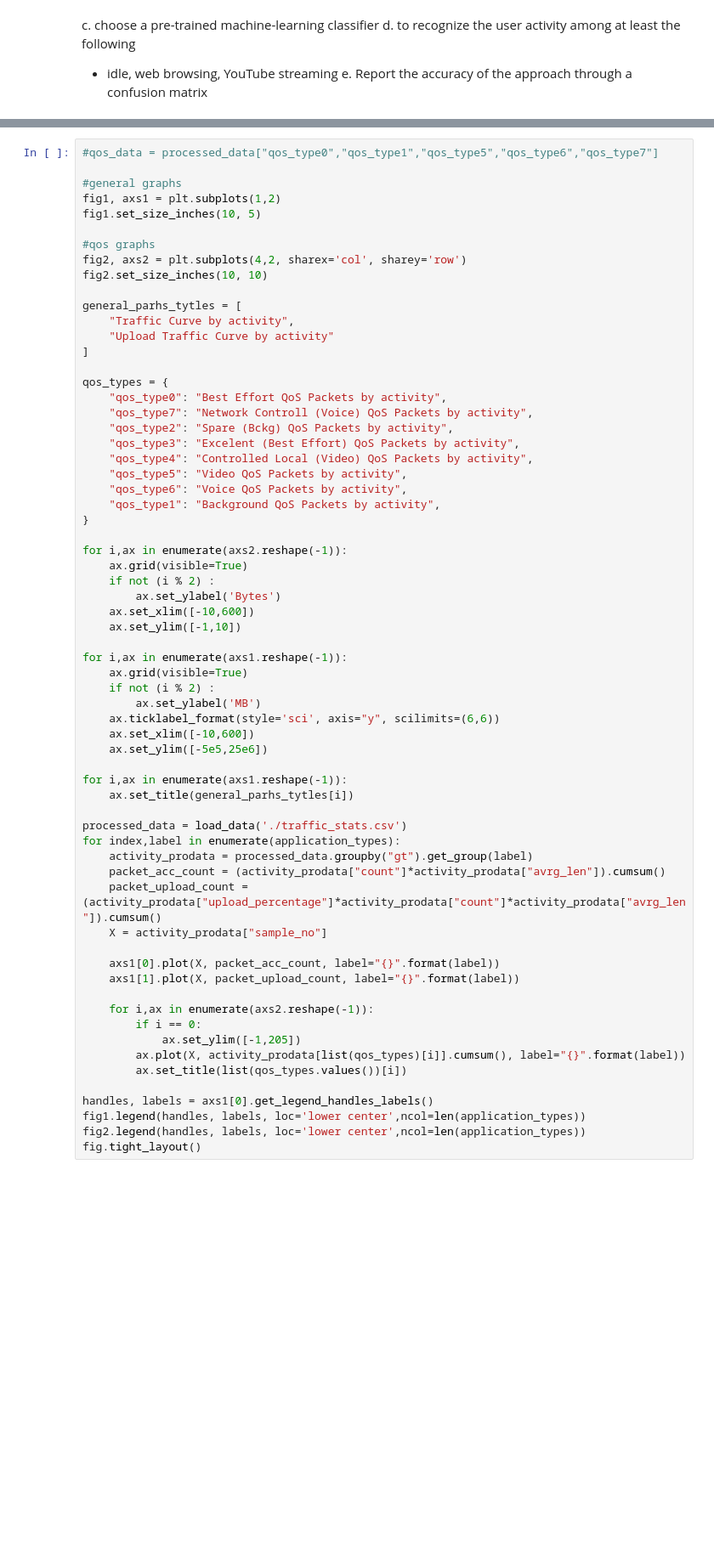
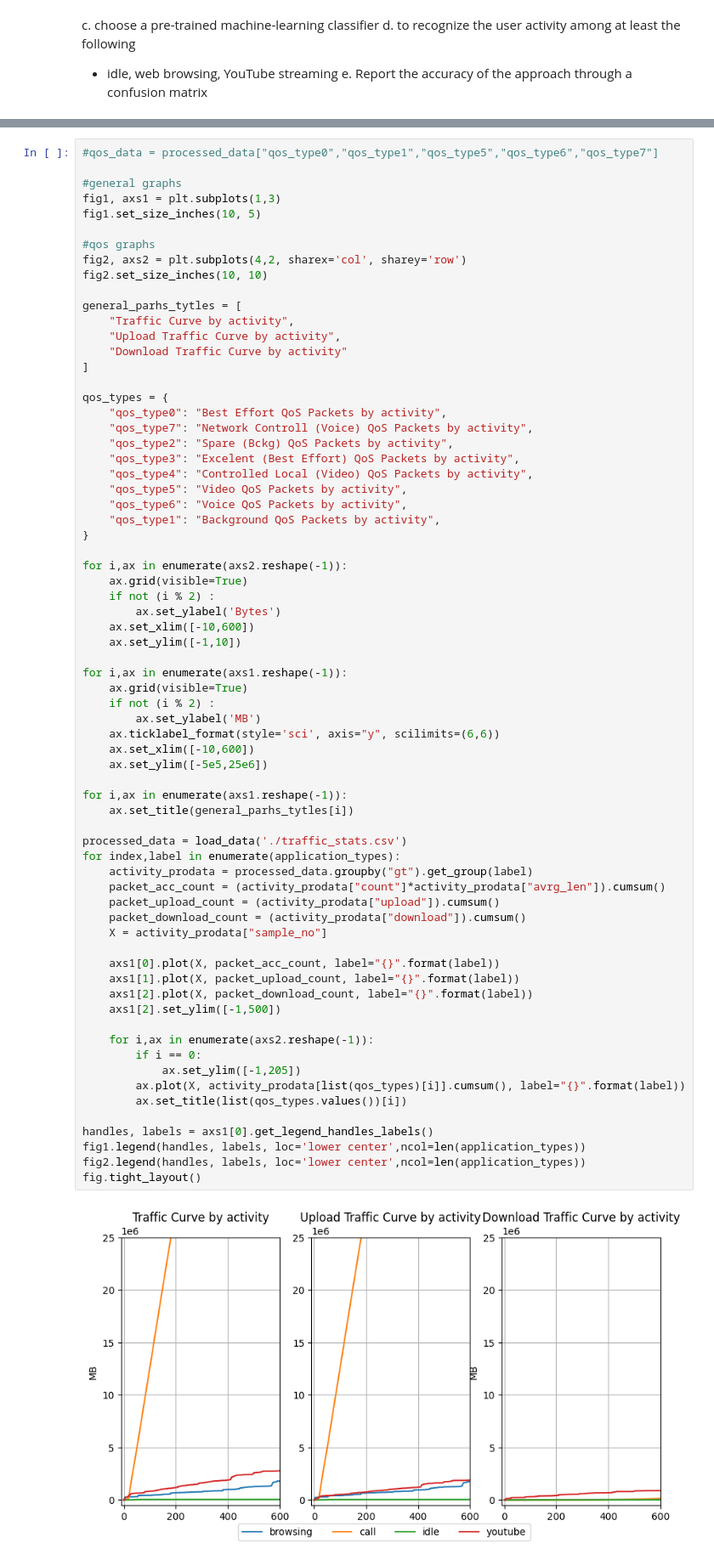
Before and after one commit to claualc/wireless, a Jupyter notebook: wifi_classifier.ipynb, the cells around one changed output, grey strips where cells are left out. Shown: that part at 85% size. Saved outputs shown, nothing was run; the diff lists cells and outputs as text; blank space fills up the shorter version.

```diff
--- a/wifi_classifier.ipynb
+++ b/wifi_classifier.ipynb
@@ -194,7 +230,7 @@ ConfusionMatrixDisplay.from_predictions(knn_predict, y_test, ax=ax, normalize='t
 #qos_data = processed_data["qos_type0","qos_type1","qos_type5","qos_type6","qos_type7"]
 
 #general graphs
-fig1, axs1 = plt.subplots(1,2)
+fig1, axs1 = plt.subplots(1,3)
 fig1.set_size_inches(10, 5)
 
 #qos graphs
@@ -203,7 +239,8 @@ fig2.set_size_inches(10, 10)
 
 general_parhs_tytles = [
     "Traffic Curve by activity",
-    "Upload Traffic Curve by activity"
+    "Upload Traffic Curve by activity",
+    "Download Traffic Curve by activity"
 ]
 
 qos_types = {
@@ -227,31 +264,36 @@ for i,ax in enumerate(axs2.reshape(-1)):
 for i,ax in enumerate(axs1.reshape(-1)):
     ax.grid(visible=True)
     if not (i % 2) :
         ax.set_ylabel('MB')
     ax.ticklabel_format(style='sci', axis="y", scilimits=(6,6))
     ax.set_xlim([-10,600])
     ax.set_ylim([-5e5,25e6])
 
 for i,ax in enumerate(axs1.reshape(-1)):
     ax.set_title(general_parhs_tytles[i])
 
 processed_data = load_data('./traffic_stats.csv')
 for index,label in enumerate(application_types):
     activity_prodata = processed_data.groupby("gt").get_group(label)
     packet_acc_count = (activity_prodata["count"]*activity_prodata["avrg_len"]).cumsum()
-    packet_upload_count = (activity_prodata["upload_percentage"]*activity_prodata["count"]*activity_prodata["avrg_len"]).cumsum()
+    packet_upload_count = (activity_prodata["upload"]).cumsum()
+    packet_download_count = (activity_prodata["download"]).cumsum()
     X = activity_prodata["sample_no"]
 
     axs1[0].plot(X, packet_acc_count, label="{}".format(label))
     axs1[1].plot(X, packet_upload_count, label="{}".format(label))
+    axs1[2].plot(X, packet_download_count, label="{}".format(label))
+    axs1[2].set_ylim([-1,500])
 
     for i,ax in enumerate(axs2.reshape(-1)):
         if i == 0:
             ax.set_ylim([-1,205])
         ax.plot(X, activity_prodata[list(qos_types)[i]].cumsum(), label="{}".format(label))
         ax.set_title(list(qos_types.values())[i])
 
 handles, labels = axs1[0].get_legend_handles_labels()
 fig1.legend(handles, labels, loc='lower center',ncol=len(application_types))
 fig2.legend(handles, labels, loc='lower center',ncol=len(application_types))
 fig.tight_layout()
+# %% [output]
+[figure, added]
```
Also changed, not shown: parts of 5 cells of this notebook, 9 other files.
